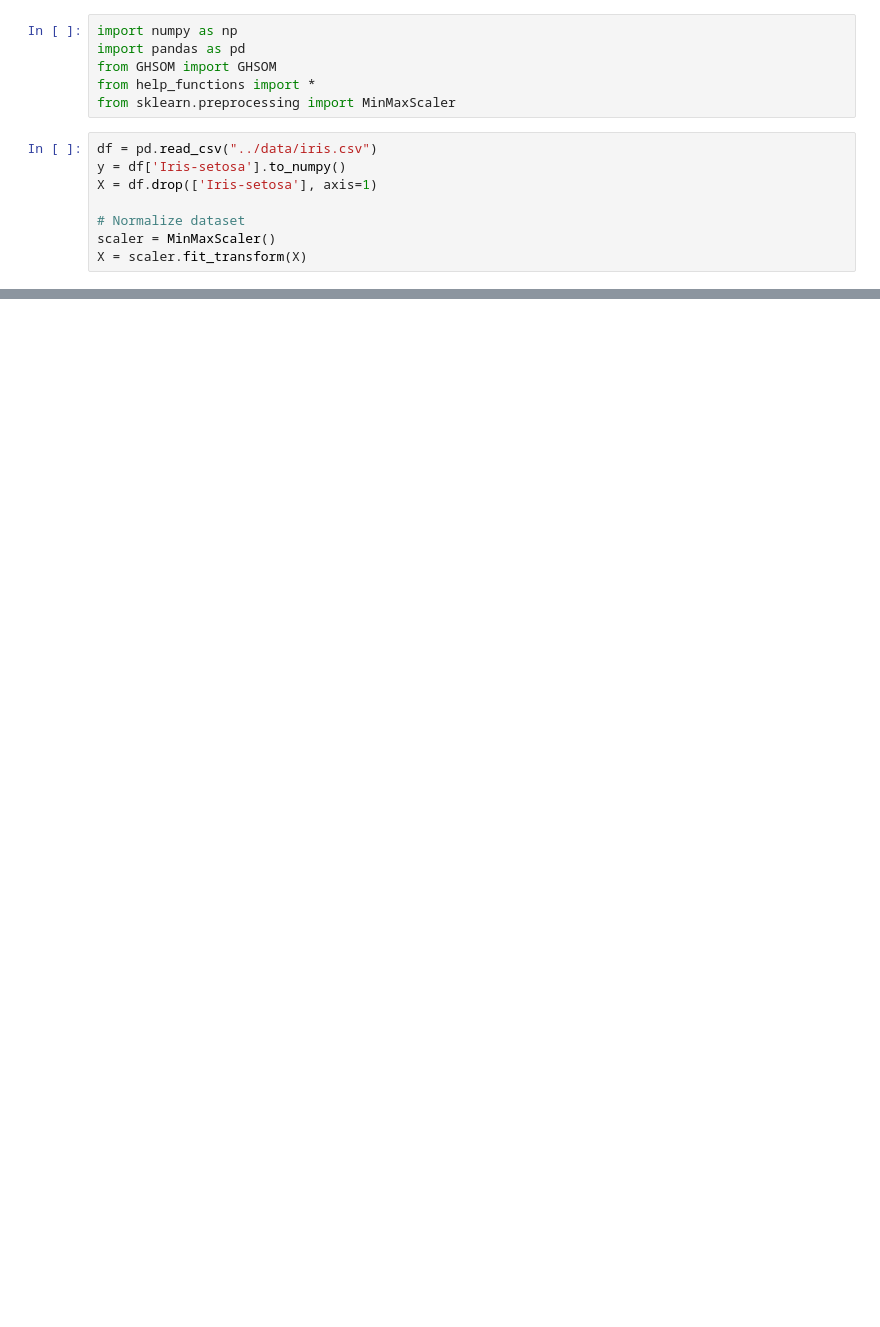
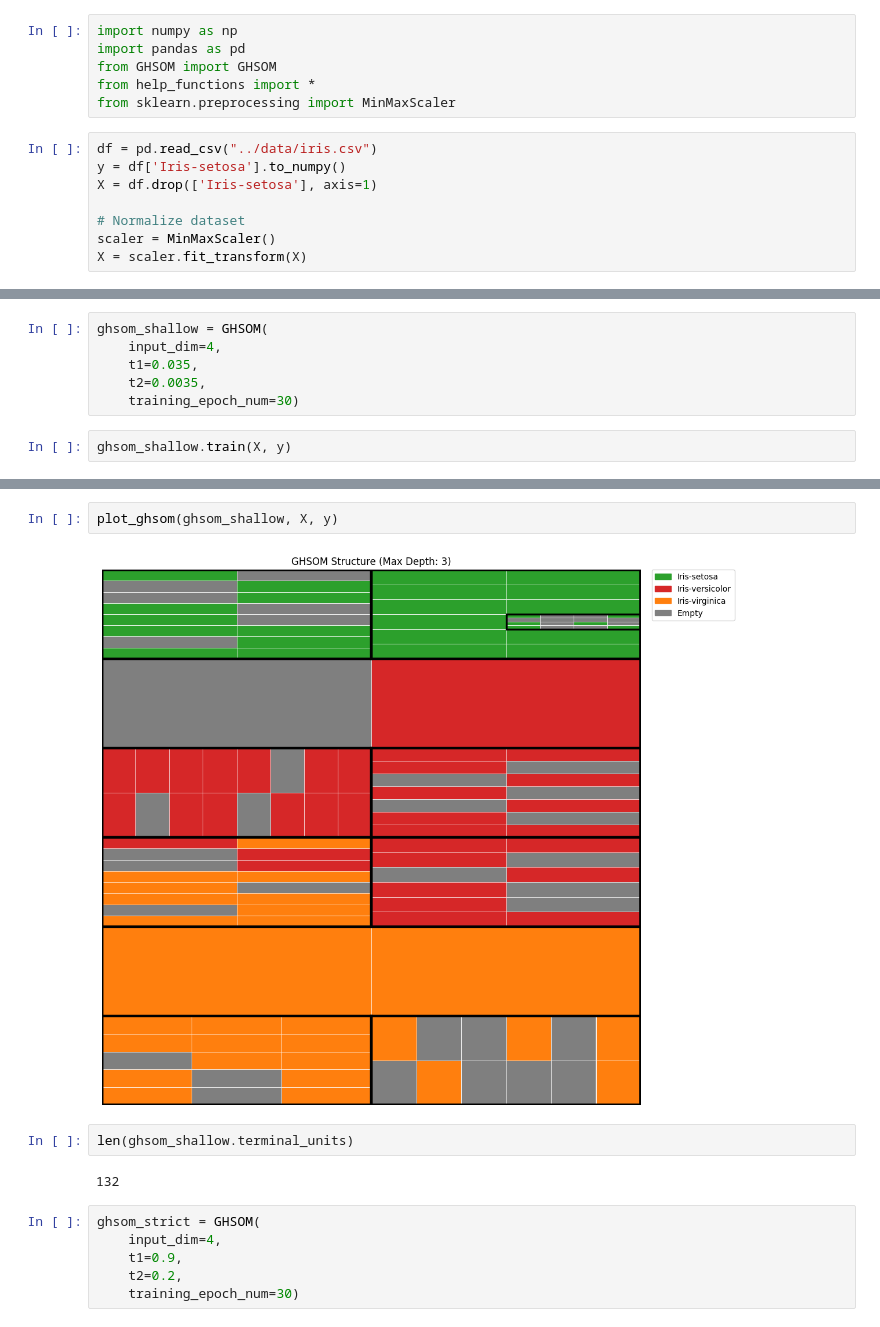
Before and after one commit to hanzltom/ViT-GHSOM, a Jupyter notebook: GHSOM/GHSOM_iris.ipynb, the cells around one changed output, grey strips where cells are left out. Drawn from its saved outputs; the diff is of its cells as text; blank space fills up the shorter version.

```diff
--- a/GHSOM/GHSOM_iris.ipynb
+++ b/GHSOM/GHSOM_iris.ipynb
@@ -44,0 +49,8 @@ plot_ghsom(ghsom_deep, X, y)
+# %%
+ghsom_shallow = GHSOM(
+    input_dim=4,
+    t1=0.035,
+    t2=0.0035,
+    training_epoch_num=30)
+# %%
+ghsom_shallow.train(X, y)
@@ -44,0 +70,14 @@ plot_ghsom(ghsom_deep, X, y)
+# %%
+plot_ghsom(ghsom_shallow, X, y)
+# %% [output]
+[figure, added]
+# %%
+len(ghsom_shallow.terminal_units)
+# %% [output]
+132
+# %%
+ghsom_strict = GHSOM(
+    input_dim=4,
+    t1=0.9,
+    t2=0.2,
+    training_epoch_num=30)
```
Also changed, not shown: parts of 8 cells of this notebook.
